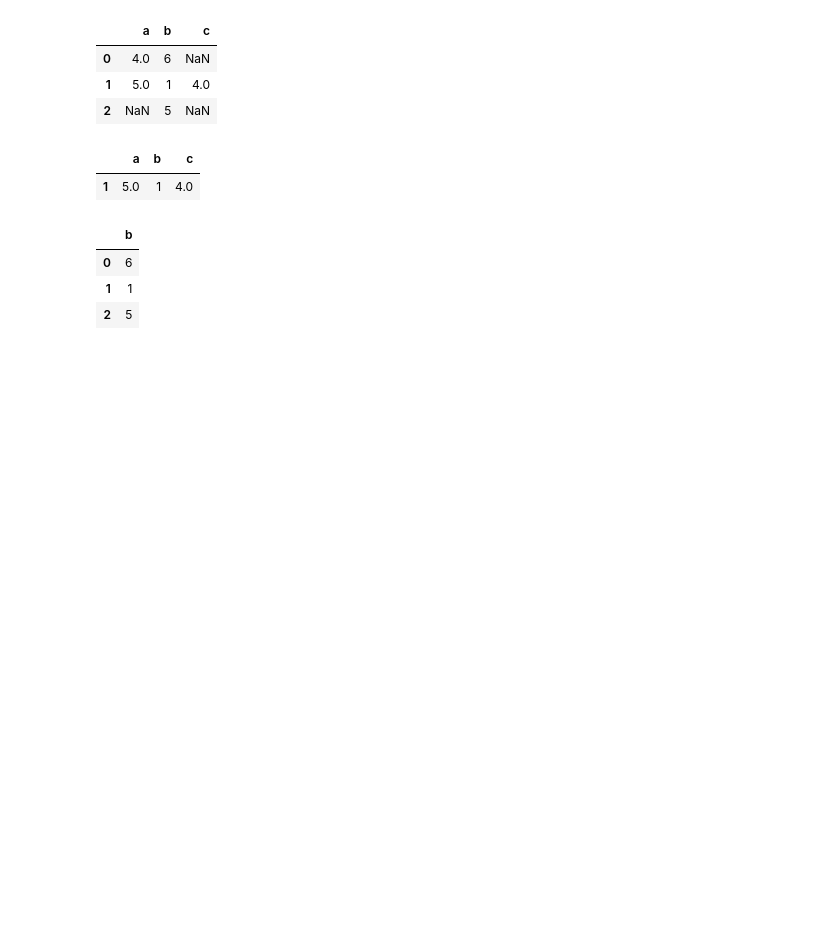
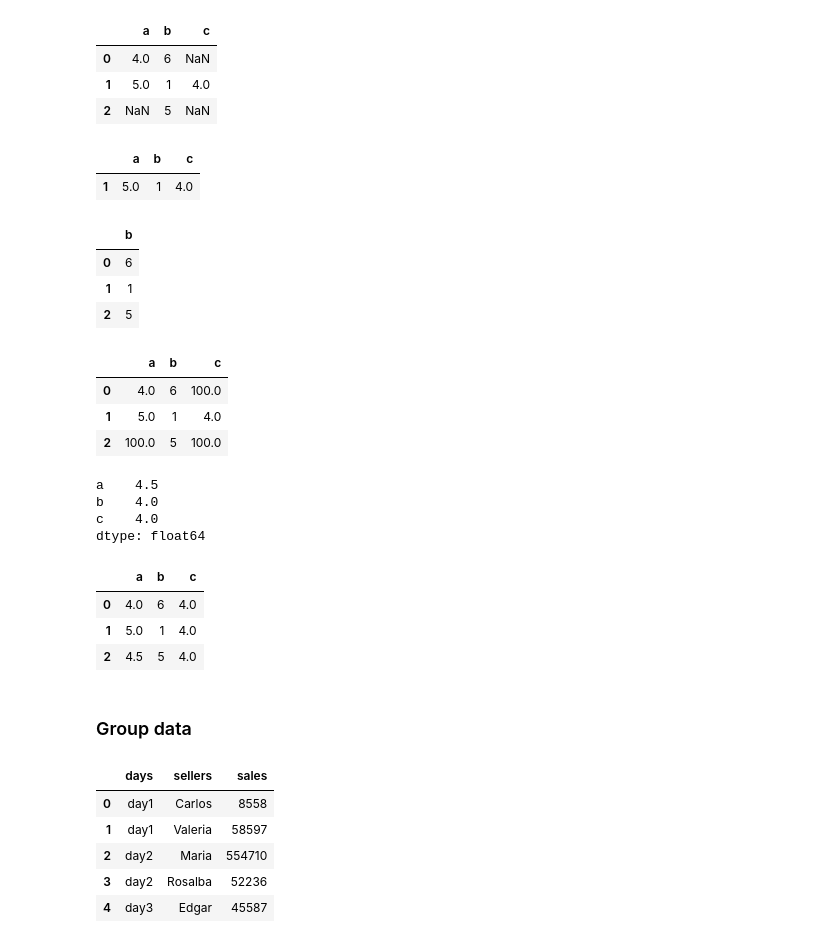
Before and after one commit to clog10/Machine-Learning, a Jupyter notebook: Pandas/Pandas.ipynb, the cells around one changed output. Cells and saved outputs as stored; diff of their text form; code cells hidden in the pictures; blank space fills up the shorter version.

Commit message:
Group data

```diff
--- a/Pandas/Pandas.ipynb
+++ b/Pandas/Pandas.ipynb
@@ -272,5 +272,40 @@ dataframe2.dropna(axis = 1)
 | 0 | 6 |
 | 1 | 1 |
 | 2 | 5 |
+# %%
+dataframe2.fillna(value = 100)
+# %% [output]
+|  | a | b | c |
+| 0 | 4.0 | 6 | 100.0 |
+| 1 | 5.0 | 1 | 4.0 |
+| 2 | 100.0 | 5 | 100.0 |
+# %%
+medium_value = dataframe2.mean()
+medium_value
+# %% [output]
+a    4.5
+b    4.0
+c    4.0
+dtype: float64
+# %%
+dataframe2.fillna(value = medium_value)
+# %% [output]
+|  | a | b | c |
+| 0 | 4.0 | 6 | 4.0 |
+| 1 | 5.0 | 1 | 4.0 |
+| 2 | 4.5 | 5 | 4.0 |
+# %% [markdown]
+### Group data
+# %%
+dictionary = {'days': ['day1', 'day1', 'day2', 'day2', 'day3'], 'sellers': ['Carlos', 'Valeria', 'Maria', 'Rosalba', 'Edgar'], 'sales': [8558, 58597, 554710, 52236, 45587]}
+# %%
+dataframe = pd.DataFrame(dictionary)
 # %%
-dataframe.
+dataframe
+# %% [output]
+|  | days | sellers | sales |
+| 0 | day1 | Carlos | 8558 |
+| 1 | day1 | Valeria | 58597 |
+| 2 | day2 | Maria | 554710 |
+| 3 | day2 | Rosalba | 52236 |
+| 4 | day3 | Edgar | 45587 |
```
Also changed, not shown: parts of 1 cell of this notebook.
